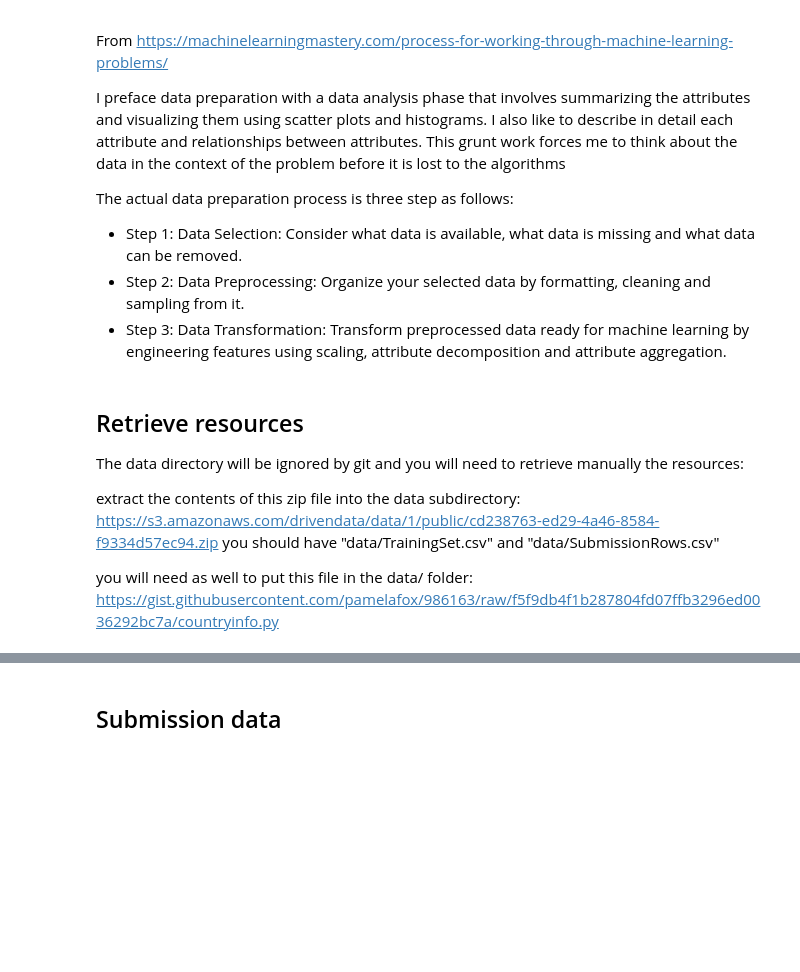
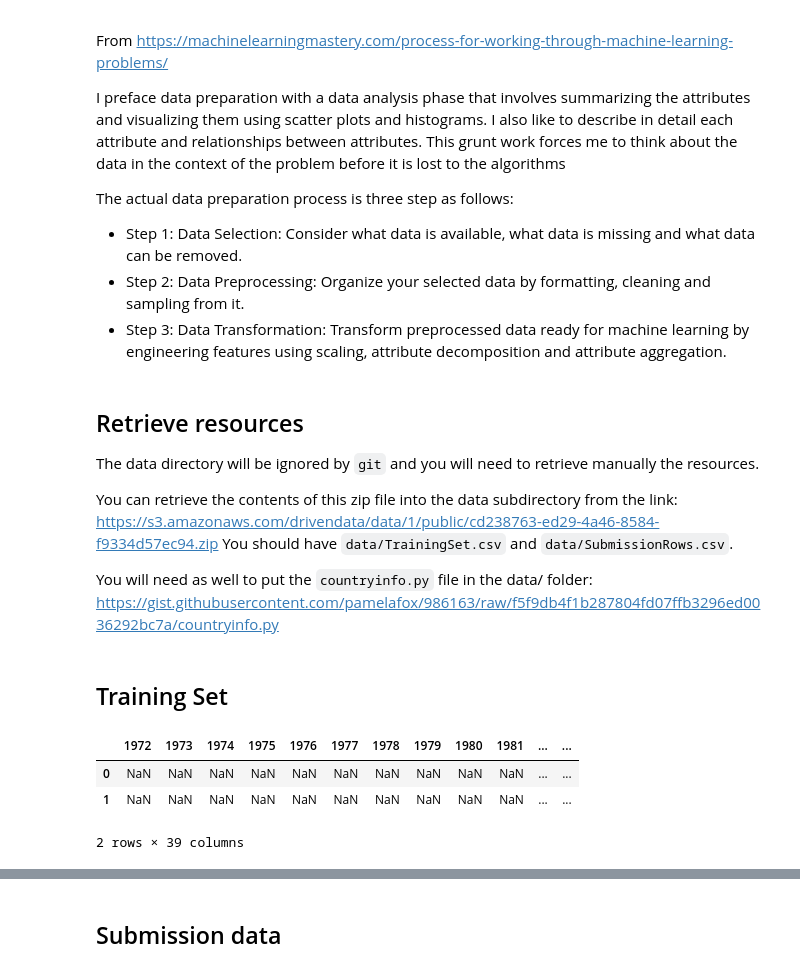
Before and after one commit to machine-learning-study-group/time-series-millenium-goals, a Jupyter notebook: 2-prepare-data.ipynb, the cells around one changed output, grey strips where cells are left out. Saved outputs shown, nothing was run; the diff lists cells and outputs as text; code cells hidden in the pictures; blank space fills up the shorter version.

```diff
--- a/2-prepare-data.ipynb
+++ b/2-prepare-data.ipynb
@@ -25,18 +25,25 @@ pd.set_option('display.max_colwidth', -1)
 from sklearn.linear_model import LinearRegression
 # %% [markdown]
 ## Retrieve resources
-The data directory will be ignored by git and you will need to retrieve manually the resources:
 
-extract the contents of this zip file into the data subdirectory:
+The data directory will be ignored by `git` and you will need to retrieve manually the resources.
+
+You can retrieve the contents of this zip file into the data subdirectory from the link:
 https://s3.amazonaws.com/drivendata/data/1/public/cd238763-ed29-4a46-8584-f9334d57ec94.zip
-you should have "data/TrainingSet.csv" and "data/SubmissionRows.csv"
+You should have `data/TrainingSet.csv` and `data/SubmissionRows.csv`.
 
-
-you will need as well to put this file in the data/ folder:
+You will need as well to put the `countryinfo.py` file in the data/ folder:
 https://gist.githubusercontent.com/pamelafox/986163/raw/f5f9db4f1b287804fd07ffb3296ed0036292bc7a/countryinfo.py
+# %% [markdown]
+## Training Set
 # %%
 df = pd.read_csv("data/TrainingSet.csv")
 # %%
-# Looks at the first few lines to get an idea what the actual data looks like
-df.head(3)
+# look at the first few lines to get an idea what the actual data look like
+df.head(2)
+# %% [output]
+|  | 1972 | 1973 | 1974 | 1975 | 1976 | 1977 | 1978 | 1979 | 1980 | 1981 | ... | ... |
+| 0 | NaN | NaN | NaN | NaN | NaN | NaN | NaN | NaN | NaN | NaN | ... | ... |
+| 1 | NaN | NaN | NaN | NaN | NaN | NaN | NaN | NaN | NaN | NaN | ... | ... |
+2 rows × 39 columns
 # %%
```
Also changed, not shown: parts of 19 cells of this notebook.
